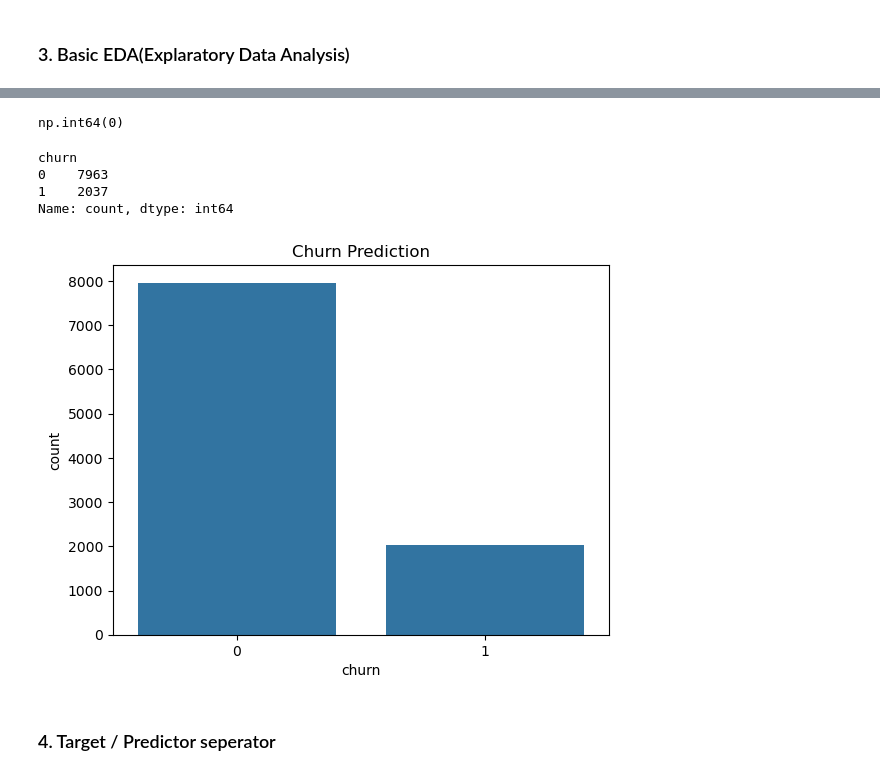
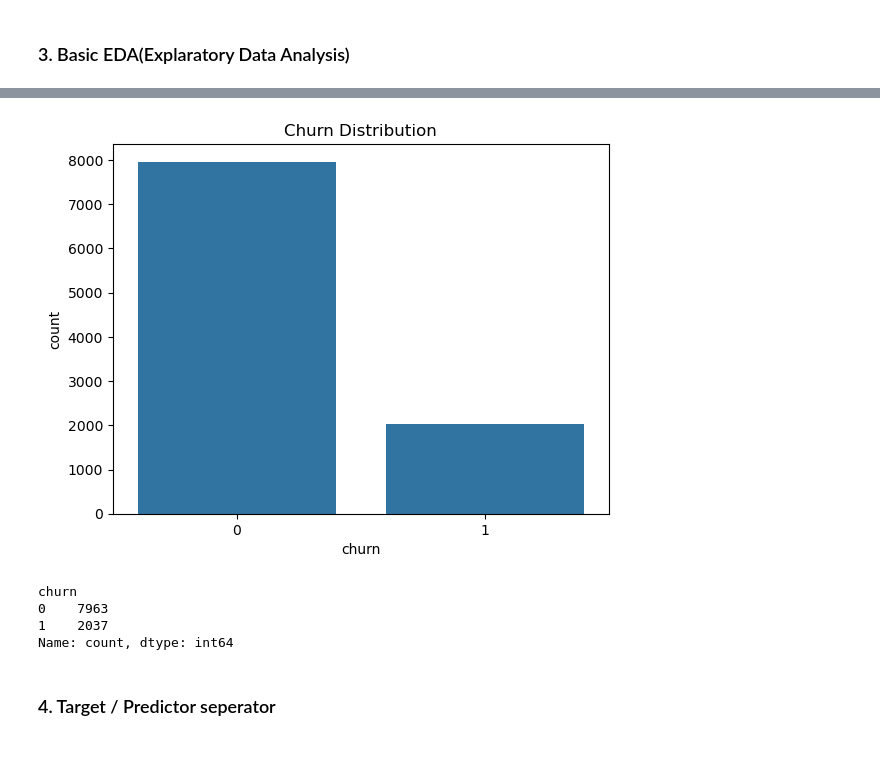
Before and after one commit to vijay12918/Bank_Customer_Churn_Prediction, a Jupyter notebook: Bank_Churn_Prediction.ipynb, the cells around one changed output, grey strips where cells are left out. Drawn from its saved outputs; the diff is of its cells as text; code cells hidden in the pictures.

Commit message:
update churn prediction model

```diff
--- a/Bank_Churn_Prediction.ipynb
+++ b/Bank_Churn_Prediction.ipynb
@@ -93,21 +70,13 @@ dtype: int64
-# %%
-# checking duplicate values
-df.duplicated().sum()
-# %% [output]
-np.int64(0)
-# %%
-## analyzing Target variable
-df['churn'].value_counts()
-# %% [output]
-churn
-0    7963
-1    2037
-Name: count, dtype: int64
 # %%
 ## Visualizing class imbalance
 sns.countplot(x=df.churn)
-plt.title('Churn Prediction')
+plt.title('Churn Distribution')
 plt.show()
+print(df['churn'].value_counts())
 # %% [output]
-[figure, old version]
+[figure, new version]
+churn
+0    7963
+1    2037
+Name: count, dtype: int64
 # %%
```
Also changed, not shown: parts of 42 cells of this notebook.
